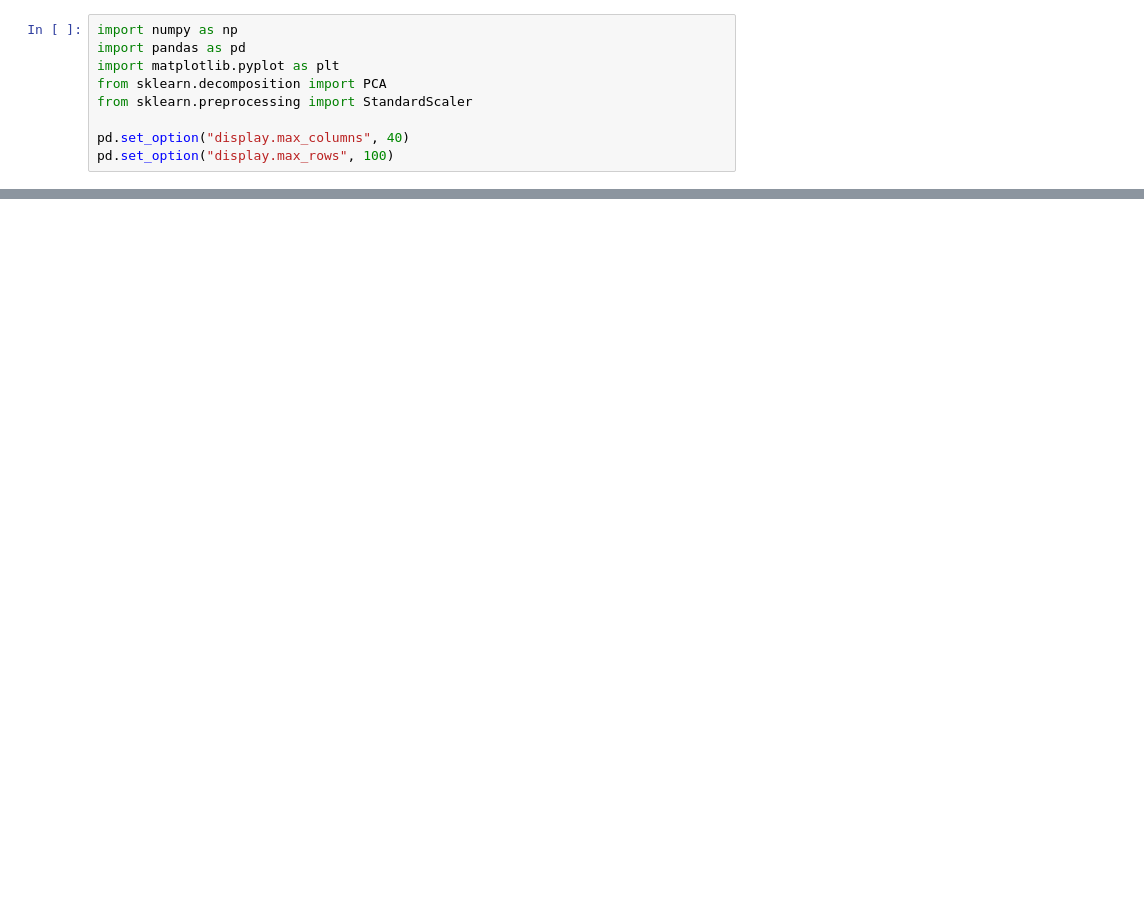
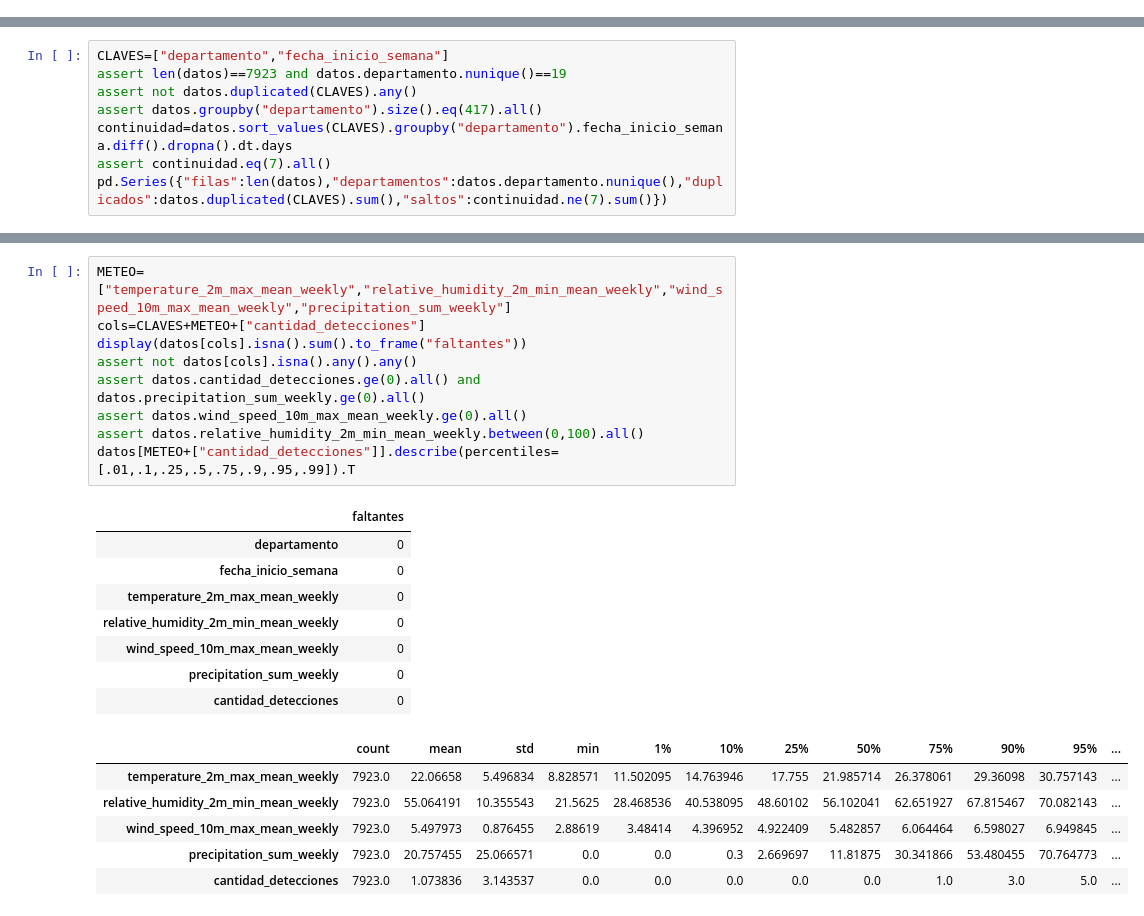
Before and after one commit to kateringonzalez-glitch/Proyecto-AA, a Jupyter notebook: Calidad_Preparacion_Datos.ipynb, the cells around one changed output, grey strips where cells are left out. Cells and saved outputs as stored; diff of their text form; blank space fills up the shorter version.

```diff
--- a/Calidad_Preparacion_Datos.ipynb
+++ b/Calidad_Preparacion_Datos.ipynb
@@ -5,9 +0,0 @@ Este notebook documenta la calidad y preparación de los datos del PAA. El objet
-# %%
-import numpy as np
-import pandas as pd
-import matplotlib.pyplot as plt
-from sklearn.decomposition import PCA
-from sklearn.preprocessing import StandardScaler
-
-pd.set_option("display.max_columns", 40)
-pd.set_option("display.max_rows", 100)
@@ -560,0 +25,8 @@ La línea base del Entregable 2 no utiliza variables predictoras del dataset: ap
+# %%
+CLAVES=["departamento","fecha_inicio_semana"]
+assert len(datos)==7923 and datos.departamento.nunique()==19
+assert not datos.duplicated(CLAVES).any()
+assert datos.groupby("departamento").size().eq(417).all()
+continuidad=datos.sort_values(CLAVES).groupby("departamento").fecha_inicio_semana.diff().dropna().dt.days
+assert continuidad.eq(7).all()
+pd.Series({"filas":len(datos),"departamentos":datos.departamento.nunique(),"duplicados":datos.duplicated(CLAVES).sum(),"saltos":continuidad.ne(7).sum()})
@@ -560,0 +43,24 @@ La línea base del Entregable 2 no utiliza variables predictoras del dataset: ap
+# %%
+METEO=["temperature_2m_max_mean_weekly","relative_humidity_2m_min_mean_weekly","wind_speed_10m_max_mean_weekly","precipitation_sum_weekly"]
+cols=CLAVES+METEO+["cantidad_detecciones"]
+display(datos[cols].isna().sum().to_frame("faltantes"))
+assert not datos[cols].isna().any().any()
+assert datos.cantidad_detecciones.ge(0).all() and datos.precipitation_sum_weekly.ge(0).all()
+assert datos.wind_speed_10m_max_mean_weekly.ge(0).all()
+assert datos.relative_humidity_2m_min_mean_weekly.between(0,100).all()
+datos[METEO+["cantidad_detecciones"]].describe(percentiles=[.01,.1,.25,.5,.75,.9,.95,.99]).T
+# %% [output]
+|  | faltantes |
+| departamento | 0 |
+| fecha_inicio_semana | 0 |
+| temperature_2m_max_mean_weekly | 0 |
+| relative_humidity_2m_min_mean_weekly | 0 |
+| wind_speed_10m_max_mean_weekly | 0 |
+| precipitation_sum_weekly | 0 |
+| cantidad_detecciones | 0 |
+|  | count | mean | std | min | 1% | 10% | 25% | 50% | 75% | 90% | 95% | ... |
+| temperature_2m_max_mean_weekly | 7923.0 | 22.06658 | 5.496834 | 8.828571 | 11.502095 | 14.763946 | 17.755 | 21.985714 | 26.378061 | 29.36098 | 30.757143 | ... |
+| relative_humidity_2m_min_mean_weekly | 7923.0 | 55.064191 | 10.355543 | 21.5625 | 28.468536 | 40.538095 | 48.60102 | 56.102041 | 62.651927 | 67.815467 | 70.082143 | ... |
+| wind_speed_10m_max_mean_weekly | 7923.0 | 5.497973 | 0.876455 | 2.88619 | 3.48414 | 4.396952 | 4.922409 | 5.482857 | 6.064464 | 6.598027 | 6.949845 | ... |
+| precipitation_sum_weekly | 7923.0 | 20.757455 | 25.066571 | 0.0 | 0.0 | 0.3 | 2.669697 | 11.81875 | 30.341866 | 53.480455 | 70.764773 | ... |
+| cantidad_detecciones | 7923.0 | 1.073836 | 3.143537 | 0.0 | 0.0 | 0.0 | 0.0 | 0.0 | 1.0 | 3.0 | 5.0 | ... |
```
Also changed, not shown: parts of 55 cells of this notebook, 13 other files.
